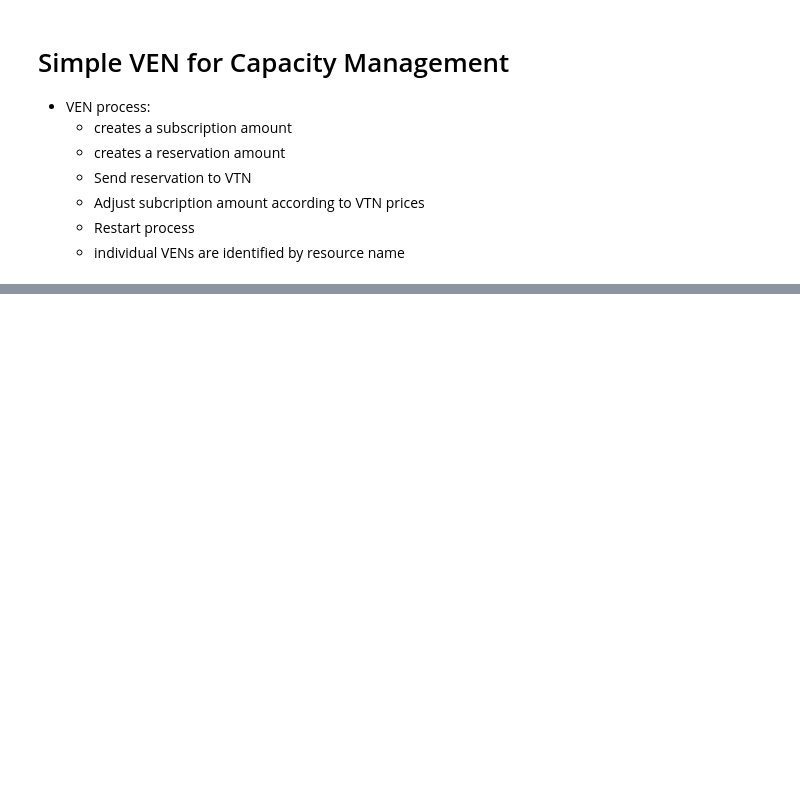
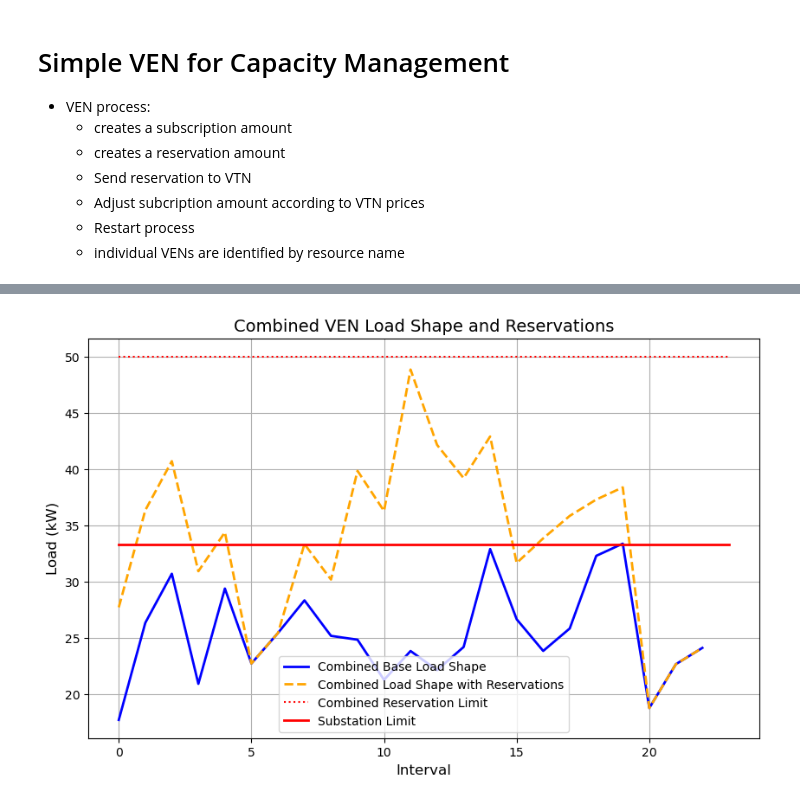
Before and after one commit to lazlop/OA3CapacityManagement, a Jupyter notebook: simple-ven/simple-ven.ipynb, the cells around one changed output, grey strips where cells are left out. Saved outputs shown, nothing was run; the diff lists cells and outputs as text; code cells hidden in the pictures; blank space fills up the shorter version.

```diff
--- a/simple-ven/simple-ven.ipynb
+++ b/simple-ven/simple-ven.ipynb
@@ -279,3 +301,30 @@ dir(ven)
+# %%
+# all homes
+for i in range(1, 24):
+    clear_output(wait=True)
+# Calculate cumulative loads for all homes
+    combined_base_load = [sum(home.base_load_shape[j] for home in homes.values()) for j in range(i)]
+    combined_reservation_load = [sum(home.reservation_load_shape[j] for home in homes.values()) for j in range(i)]
+
+    plt.figure(figsize=(10, 6))
+    plt.plot(range(i), combined_base_load, label="Combined Base Load Shape", color="blue", linewidth=2)
+    plt.plot(range(i), combined_reservation_load, label="Combined Load Shape with Reservations", color="orange", linestyle="--", linewidth=2)
+    # Plot reservation capacity line (assuming it's constant across intervals and homes)
+    reservation_capacity_total = sum(home.reservation_capacity for home in homes.values())
+    plt.plot(range(24), [reservation_capacity_total] * 24, color="red", linestyle=":", label="Combined Reservation Limit")
+    plt.plot(range(24), [reservation_capacity_total*2/3] * 24, color="red", linewidth = '2', linestyle="solid", label="Substation Limit")
+
+    # Add title and labels
+    plt.title("Combined VEN Load Shape and Reservations", fontsize=14)
+    plt.xlabel("Interval", fontsize=12)
+    plt.ylabel("Load (kW)", fontsize=12)
+    plt.legend()
+    plt.grid()
+    plt.show()
+    # Pause to simulate processing time (optional)
+    time.sleep(0.5)
+# %% [output]
+[figure, added]
 # %%
 # scrap
 #     def post_capacity_subscription(self, program_id, event_id, resource_name, intervals, capacity_values):
```
Also changed, not shown: parts of 10 cells of this notebook.
